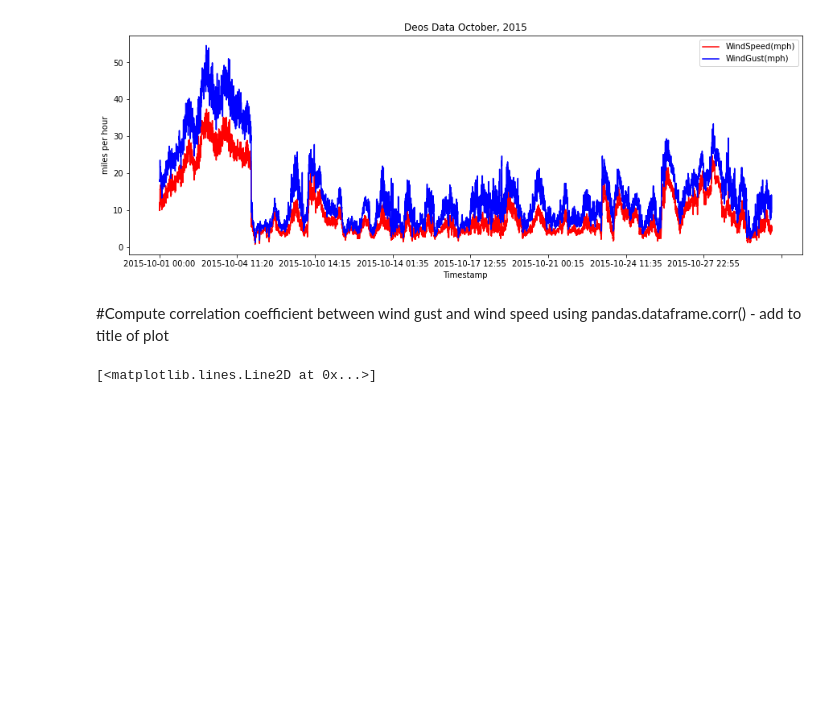
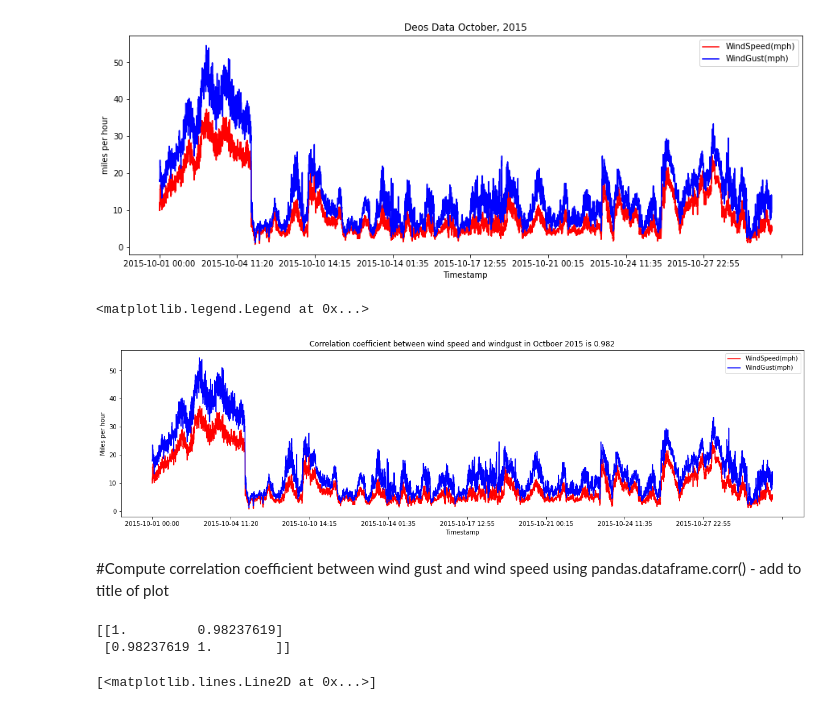
Before and after one commit to kleeresearch/Python, a Jupyter notebook: 4_Python_Week4_Pandas.ipynb, the cells around one changed output. Cells and saved outputs as stored; diff of their text form; code cells hidden in the pictures; blank space fills up the shorter version.

```diff
--- a/4_Python_Week4_Pandas.ipynb
+++ b/4_Python_Week4_Pandas.ipynb
@@ -289,12 +286,32 @@ plt.legend()
 # %% [output]
 <matplotlib.legend.Legend at 0x...>
 [figure]
+# %%
+plt.close()
+
+plt.figure()
+temp_series["WindSpeed(mph)"]["2015-10-01" : "2015-10-31"].plot(color='red', figsize=[20,5])
+temp_series["WindGust(mph)"]["2015-10-01" : "2015-10-31"].plot(color='blue') #, style = '.')
+plt.xlabel('Timestamp')
+plt.ylabel('Miles per hour')
+plt.title('Correlation coefficient between wind speed and windgust in Octboer 2015 is 0.982')
+plt.legend()
+# %% [output]
+<matplotlib.legend.Legend at 0x...>
+[figure, added]
 # %% [markdown]
 #Compute correlation coefficient between wind gust and wind speed using pandas.dataframe.corr() - add to title of plot
 # %%
 import numpy as np
 import pandas as pd
 import matplotlib.pyplot as plt
+# %%
+x = temp_series["WindSpeed(mph)"]
+y = temp_series["WindGust(mph)"]
+print(np.corrcoef(x, y))
+# %% [output]
+[[1.         0.98237619]
+ [0.98237619 1.        ]]
 # %%
 plt.scatter(x,y)
 plt.plot(np.unique(x), np.poly1d(np.polyfit(x, y, 1))(np.unique(x)), color='yellow')
```
Also changed, not shown: parts of 2 cells of this notebook.
